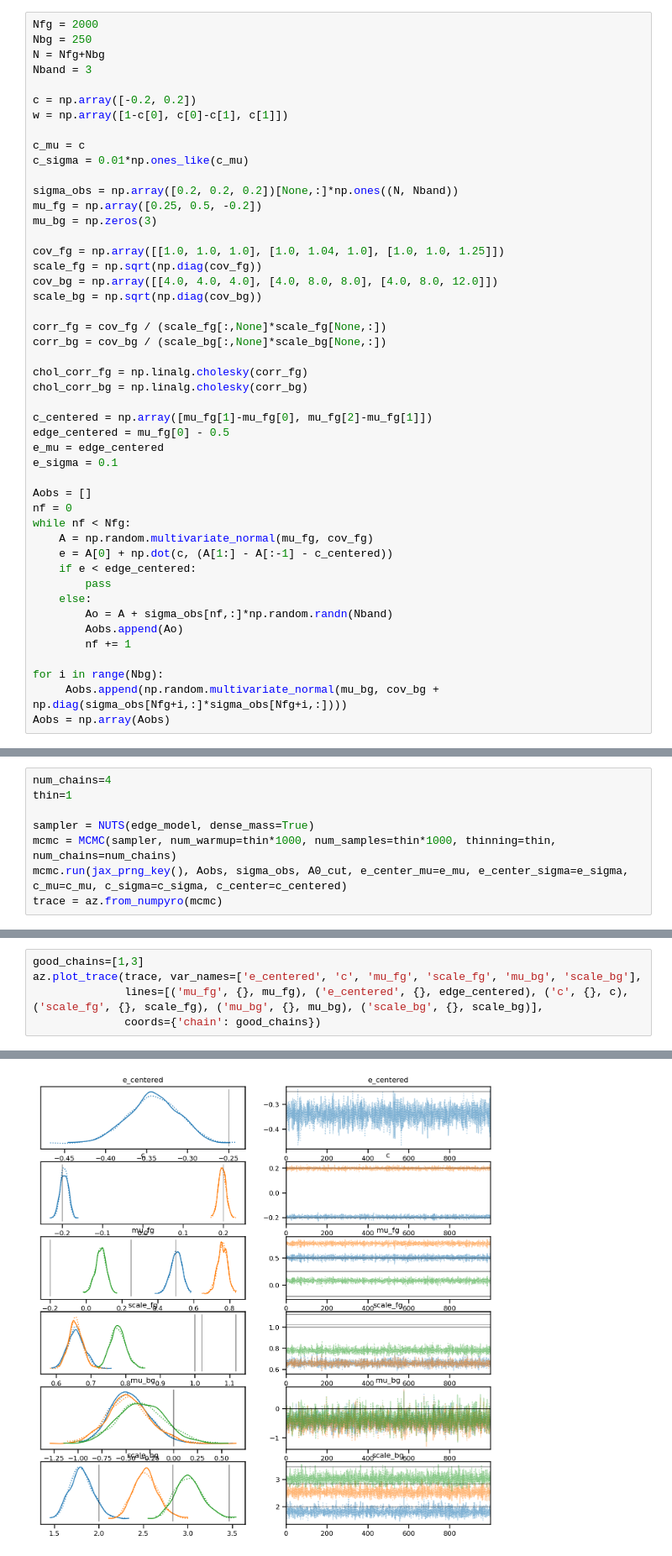
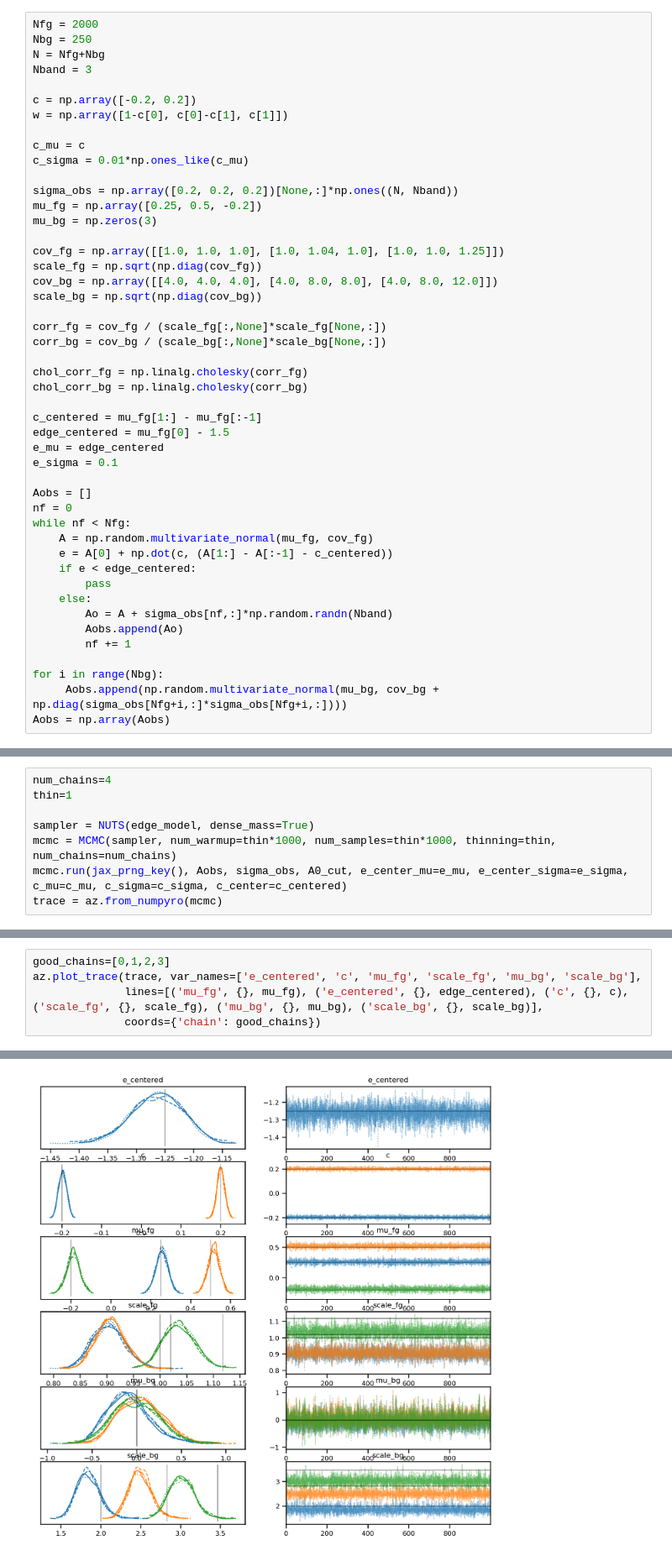
Before and after one commit to farr/EdgePhotometry, a Jupyter notebook: MockPhotometry.ipynb, the cells around one changed output, grey strips where cells are left out. Shown at 84% size. Saved outputs shown, nothing was run; the diff lists cells and outputs as text.

Commit message:
Works now, at least when edge is sufficiently far from mean.

```diff
--- a/MockPhotometry.ipynb
+++ b/MockPhotometry.ipynb
@@ -54,8 +54,8 @@ corr_bg = cov_bg / (scale_bg[:,None]*scale_bg[None,:])
 chol_corr_fg = np.linalg.cholesky(corr_fg)
 chol_corr_bg = np.linalg.cholesky(corr_bg)
 
-c_centered = np.array([mu_fg[1]-mu_fg[0], mu_fg[2]-mu_fg[1]])
-edge_centered = mu_fg[0] - 0.5
+c_centered = mu_fg[1:] - mu_fg[:-1]
+edge_centered = mu_fg[0] - 1.5
 e_mu = edge_centered
 e_sigma = 0.1
 
@@ -155,22 +148,22 @@ Looks like initialization is still an issue, so the cell below is set up to excl
 # %%
-good_chains=[1,3]
+good_chains=[0,1,2,3]
 az.plot_trace(trace, var_names=['e_centered', 'c', 'mu_fg', 'scale_fg', 'mu_bg', 'scale_bg'],
               lines=[('mu_fg', {}, mu_fg), ('e_centered', {}, edge_centered), ('c', {}, c), ('scale_fg', {}, scale_fg), ('mu_bg', {}, mu_bg), ('scale_bg', {}, scale_bg)],
               coords={'chain': good_chains})
 # %% [output]
 array([[<AxesSubplot:title={'center':'e_centered'}>,
         <AxesSubplot:title={'center':'e_centered'}>],
        [<AxesSubplot:title={'center':'c'}>,
         <AxesSubplot:title={'center':'c'}>],
        [<AxesSubplot:title={'center':'mu_fg'}>,
         <AxesSubplot:title={'center':'mu_fg'}>],
        [<AxesSubplot:title={'center':'scale_fg'}>,
         <AxesSubplot:title={'center':'scale_fg'}>],
        [<AxesSubplot:title={'center':'mu_bg'}>,
         <AxesSubplot:title={'center':'mu_bg'}>],
        [<AxesSubplot:title={'center':'scale_bg'}>,
         <AxesSubplot:title={'center':'scale_bg'}>]], dtype=object)
-[figure, old version]
+[figure, new version]
 # %%
 trace = az.from_numpyro(mcmc)
 az.summary(trace, var_names=['e_centered', 'c','mu_fg', 'cov_fg', 'mu_bg', 'cov_bg'], coords={'chain': good_chains})
```
Also changed, not shown: parts of 9 cells of this notebook.
